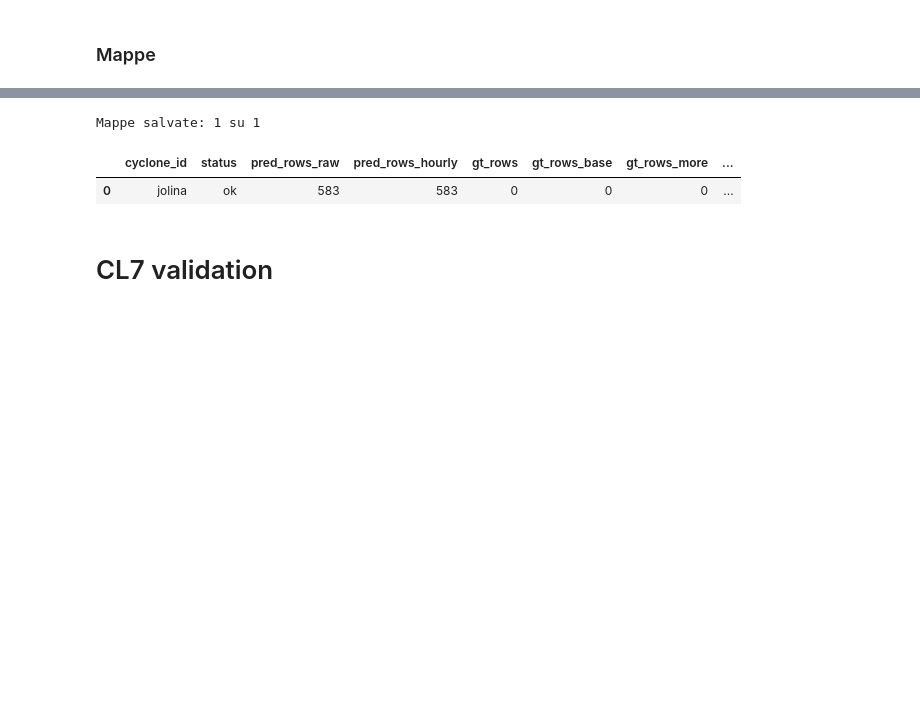
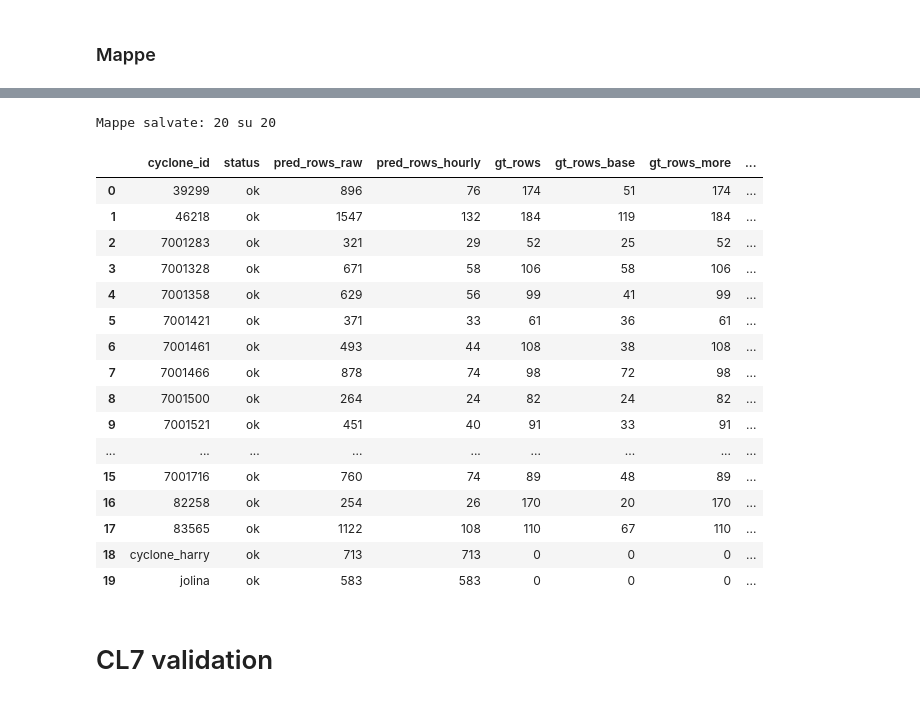
Before and after one commit to dandarm/Demetra, a Jupyter notebook: notebooks/batch_inference_firstpass_track_per_cyclone.ipynb, the cells around one changed output, grey strips where cells are left out. Cells and saved outputs as stored; diff of their text form; code cells hidden in the pictures; blank space fills up the shorter version.

```diff
--- a/notebooks/batch_inference_firstpass_track_per_cyclone.ipynb
+++ b/notebooks/batch_inference_firstpass_track_per_cyclone.ipynb
@@ -343,4 +493,5 @@ print('Cyclones da plottare:', len(map_cyclone_ids))
 print('MAPS_OUT_DIR:', MAPS_OUT_DIR)
 MAP_USE_NEAREST_HOUR = 'auto'  # True, False, oppure 'auto': downsample solo se c'e GT.
 MAP_ANNOTATION_EVERY_HOURS = 6
+MAP_PRED_COLOR_MODE = 'red'  # 'jet' oppure 'red'
 # %% [output]
@@ -354,25 +520,41 @@ map_source_df
 # %%
 # Traccia GT (verde), MERCAD (blu) e predetta (rosso) su basemap Mediterraneo (loop su tutti gli ID)
 # Predizioni con nearest-hour opzionale: in modalita 'auto' il downsampling si applica solo se esiste GT.
 # La linea rossa e' tracciata solo dentro la finestra temporale GT (medicanes_new_windows).
 
 if 'build_all_cyclone_maps' not in globals():
     raise RuntimeError('Esegui prima la cella di configurazione mappe/helper.')
 
 maps_summary_df = build_all_cyclone_maps(
     source_df=map_source_df,
     maps_out_dir=MAPS_OUT_DIR,
     manos_file=MANOS_FILE,
     use_nearest_hour=MAP_USE_NEAREST_HOUR,
     annotation_every_hours=MAP_ANNOTATION_EVERY_HOURS,
+    pred_color_mode=MAP_PRED_COLOR_MODE,
     dpi=150,
 )
 print('Mappe salvate:', int((maps_summary_df['status'] == 'ok').sum()), 'su', len(maps_summary_df))
 display(maps_summary_df.head(30))
 # %% [output]
-Mappe salvate: 1 su 1
+Mappe salvate: 20 su 20
 |  | cyclone_id | status | pred_rows_raw | pred_rows_hourly | gt_rows | gt_rows_base | gt_rows_more | ... |
-| 0 | jolina | ok | 583 | 583 | 0 | 0 | 0 | ... |
+| 0 | 39299 | ok | 896 | 76 | 174 | 51 | 174 | ... |
+| 1 | 46218 | ok | 1547 | 132 | 184 | 119 | 184 | ... |
+| 2 | 7001283 | ok | 321 | 29 | 52 | 25 | 52 | ... |
+| 3 | 7001328 | ok | 671 | 58 | 106 | 58 | 106 | ... |
+| 4 | 7001358 | ok | 629 | 56 | 99 | 41 | 99 | ... |
+| 5 | 7001421 | ok | 371 | 33 | 61 | 36 | 61 | ... |
+| 6 | 7001461 | ok | 493 | 44 | 108 | 38 | 108 | ... |
+| 7 | 7001466 | ok | 878 | 74 | 98 | 72 | 98 | ... |
+| 8 | 7001500 | ok | 264 | 24 | 82 | 24 | 82 | ... |
+| 9 | 7001521 | ok | 451 | 40 | 91 | 33 | 91 | ... |
+| ... | ... | ... | ... | ... | ... | ... | ... | ... |
+| 15 | 7001716 | ok | 760 | 74 | 89 | 48 | 89 | ... |
+| 16 | 82258 | ok | 254 | 26 | 170 | 20 | 170 | ... |
+| 17 | 83565 | ok | 1122 | 108 | 110 | 67 | 110 | ... |
+| 18 | cyclone_harry | ok | 713 | 713 | 0 | 0 | 0 | ... |
+| 19 | jolina | ok | 583 | 583 | 0 | 0 | 0 | ... |
 # %% [markdown]
 # CL7 validation
 # %%
```
Also changed, not shown: parts of 3 cells of this notebook, 4 other files.
